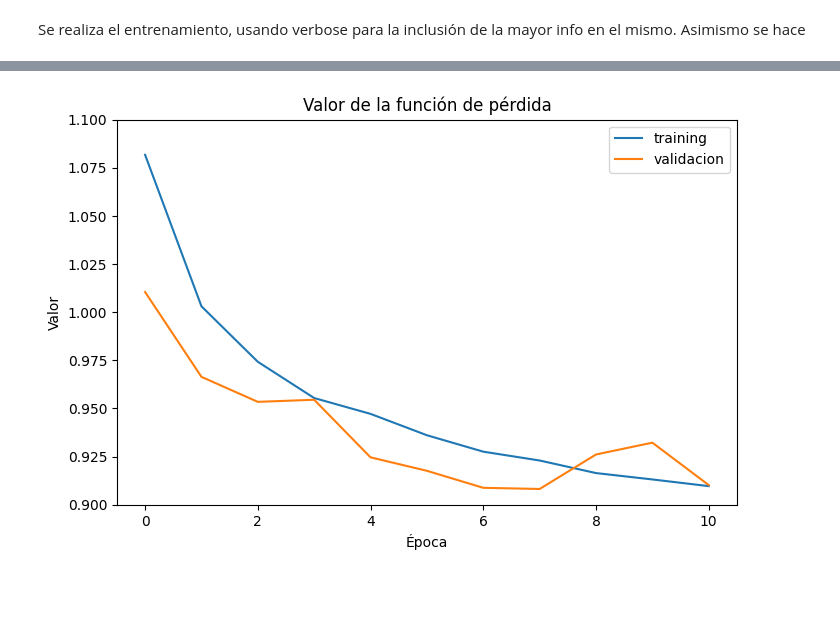
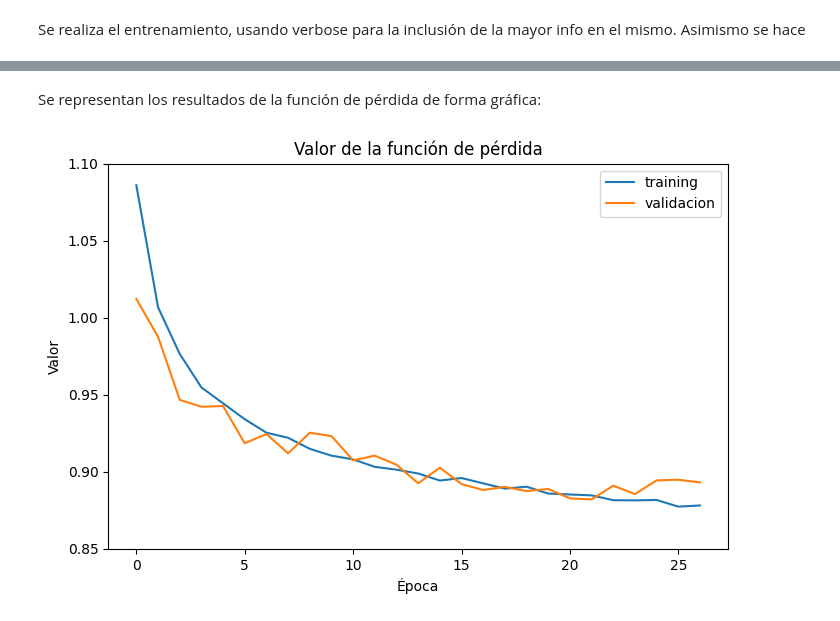
Before and after one commit to rucasca/TFM, a Jupyter notebook: src/04_01_data_modeling_UNET.ipynb, the cells around one changed output, grey strips where cells are left out. Cells and saved outputs as stored; diff of their text form; code cells hidden in the pictures; blank space fills up the shorter version.

Commit message:
refactored code unet file

```diff
--- a/src/04_01_data_modeling_UNET.ipynb
+++ b/src/04_01_data_modeling_UNET.ipynb
@@ -463,22 +440,20 @@ Epoch 11/50
+# %%
+log_path = "/content/drive/MyDrive/TFM/training_log_base_UNET_final.csv"
+
+log_df = pd.read_csv(log_path)
+history = {col:log_df[col].values for col in log_df.columns if col != 'epoch'}
+# %% [markdown]
+Se representan los resultados de la función de pérdida de forma gráfica:
 # %%
-import pandas as pd
-import matplotlib.pyplot as plt
-
-log_path = "/content/drive/MyDrive/TFM/training_log_UNET.csv"
-log_df = pd.read_csv(log_path)
-
-history = {col: log_df[col].values for col in log_df.columns if col != 'epoch'}
-
-# === Plot Training and Validation Loss ===
-plt.figure(figsize=(8, 5))
-plt.plot(history['loss'], label='training')
-plt.plot(history['val_loss'], label='validacion')
+plt.figure(figsize=(8,5))
+plt.plot(history['loss'],label='training')
+plt.plot(history['val_loss'],label='validacion')
 plt.title('Valor de la función de pérdida')
 plt.ylabel('Valor')
 plt.xlabel('Época')
 plt.legend(loc='upper right')
 plt.grid(False)
-plt.ylim([0.9, 1.1])  # <-- Set y-axis limits here
+plt.ylim([0.85, 1.1])
 plt.show()
 # %% [output]
-[figure, old version]
+[figure, new version]
```
Also changed, not shown: parts of 46 cells of this notebook.
